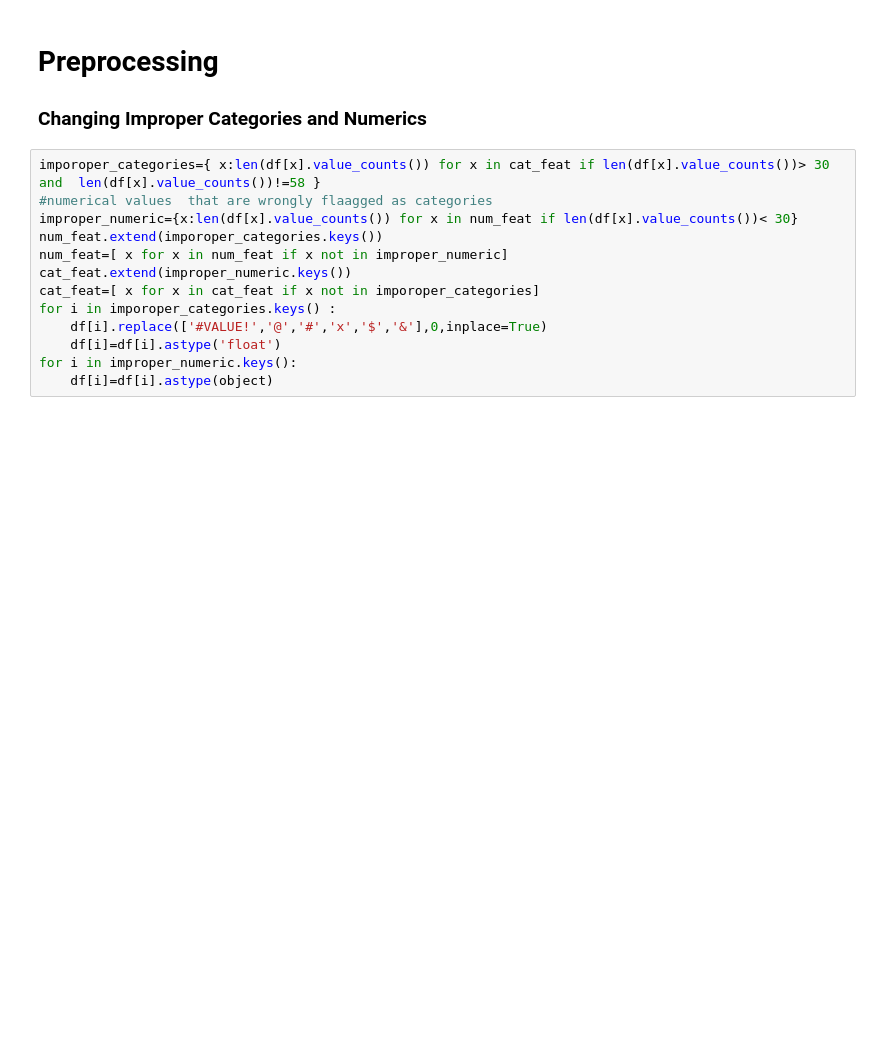
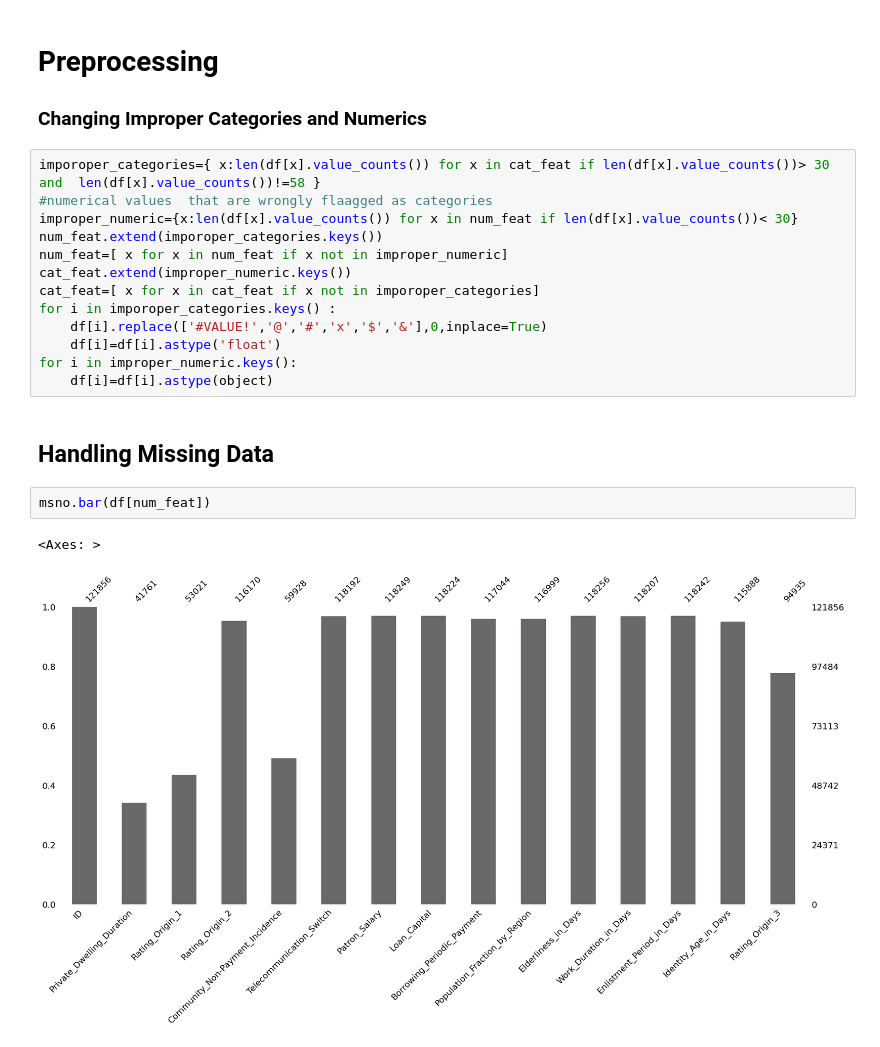
Before and after one commit to Jawakar-7/Customer-Churn-prediction, a Jupyter notebook: Preprocessinf& Modelling.ipynb, the cells around one changed output. Drawn from its saved outputs; the diff is of its cells as text; blank space fills up the shorter version.

```diff
--- a/Preprocessinf& Modelling.ipynb
+++ b/Preprocessinf& Modelling.ipynb
@@ -29,3 +29,10 @@ for i in imporoper_categories.keys() :
     df[i]=df[i].astype('float')
 for i in improper_numeric.keys():
     df[i]=df[i].astype(object)
+# %% [markdown]
+## Handling Missing Data
+# %%
+msno.bar(df[num_feat])
+# %% [output]
+<Axes: >
+[figure, added]
```
Also changed, not shown: parts of 30 cells of this notebook, 1 other file.
